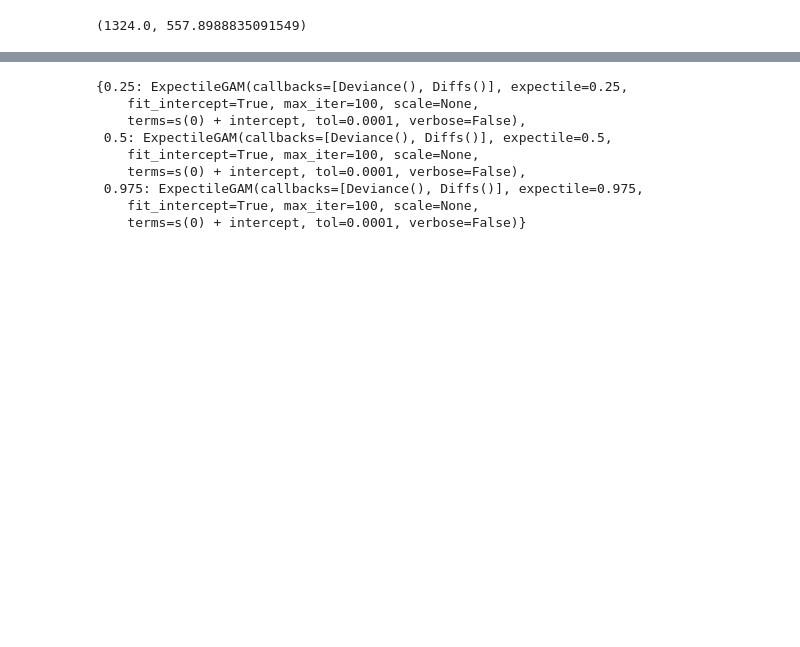
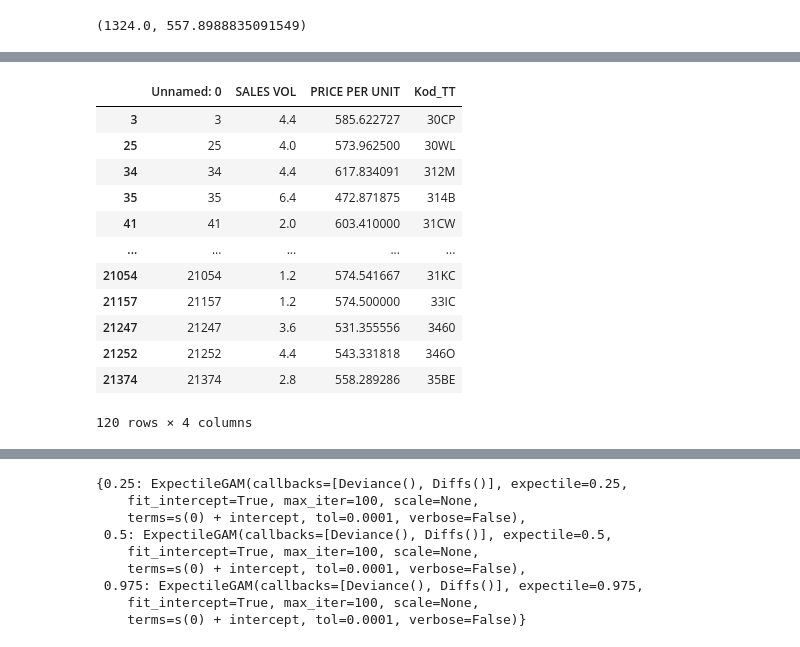
Before and after one commit to budennovsk/Pandas, a Jupyter notebook: GAM_optim.ipynb, the cells around one changed output, grey strips where cells are left out. Cells and saved outputs as stored; diff of their text form; code cells hidden in the pictures; blank space fills up the shorter version.

```diff
--- a/GAM_optim.ipynb
+++ b/GAM_optim.ipynb
@@ -157,3 +238,19 @@ y = pd.DataFrame({'Sales': df_kod_TT['SALES VOL'].tolist()})
 
 # X = X[X['Price'] >= 400]
 # y = y[y['Sales'] >= 15]
+# %%
+df_kod_TT
+# %% [output]
+|  | Unnamed: 0 | SALES VOL | PRICE PER UNIT | Kod_TT |
+| 3 | 3 | 4.4 | 585.622727 | 30CP |
+| 25 | 25 | 4.0 | 573.962500 | 30WL |
+| 34 | 34 | 4.4 | 617.834091 | 312M |
+| 35 | 35 | 6.4 | 472.871875 | 314B |
+| 41 | 41 | 2.0 | 603.410000 | 31CW |
+| ... | ... | ... | ... | ... |
+| 21054 | 21054 | 1.2 | 574.541667 | 31KC |
+| 21157 | 21157 | 1.2 | 574.500000 | 33IC |
+| 21247 | 21247 | 3.6 | 531.355556 | 3460 |
+| 21252 | 21252 | 4.4 | 543.331818 | 346O |
+| 21374 | 21374 | 2.8 | 558.289286 | 35BE |
+120 rows × 4 columns
```
Also changed, not shown: parts of 14 cells of this notebook.
